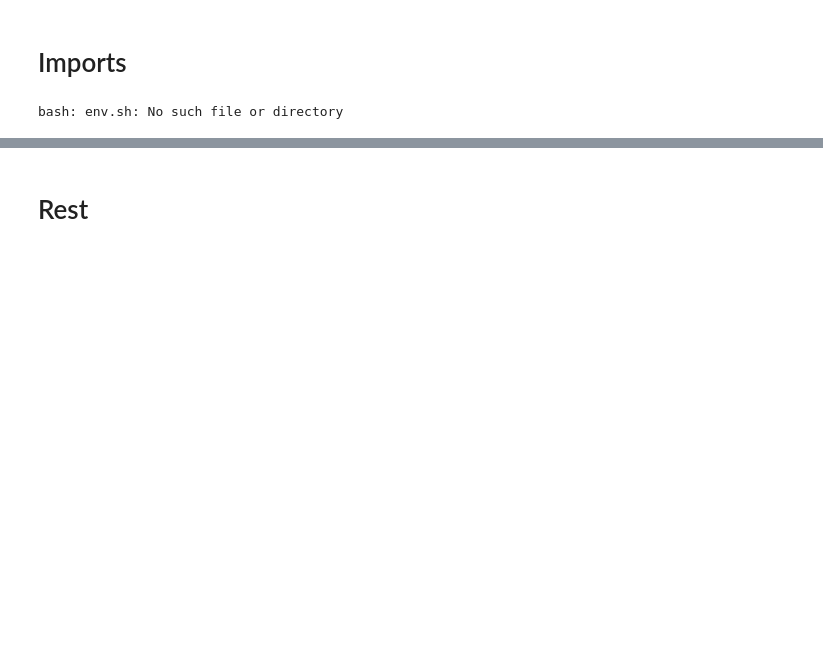
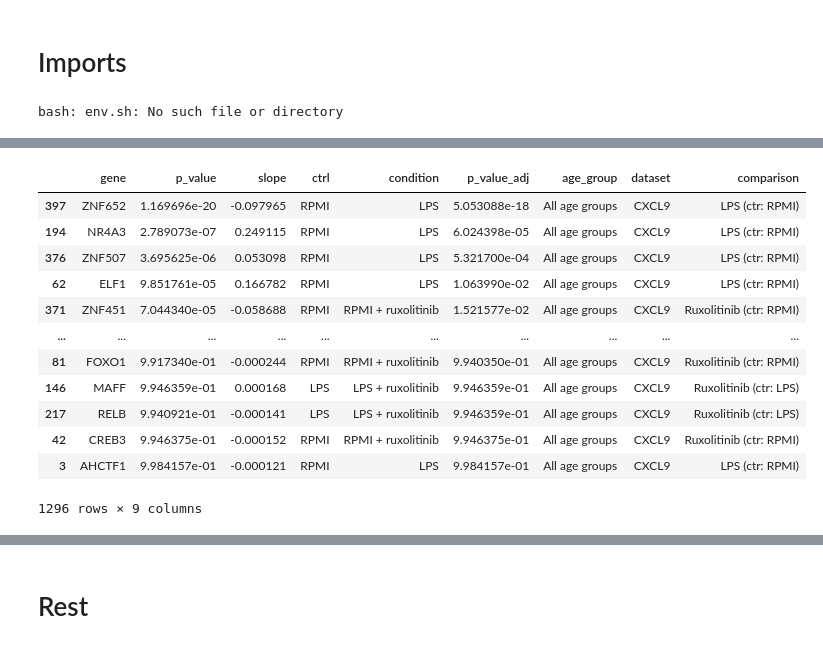
Before and after one commit to janursa/HIRA, a Jupyter notebook: notebooks/trajectory_analysis.ipynb, the cells around one changed output, grey strips where cells are left out. Cells and saved outputs as stored; diff of their text form; code cells hidden in the pictures; blank space fills up the shorter version.

```diff
--- a/notebooks/trajectory_analysis.ipynb
+++ b/notebooks/trajectory_analysis.ipynb
@@ -95,0 +141,22 @@ Age range: 25.0 - 64.0
+# %%
+from hiara import associate_with_condition
+stats_condition = associate_with_condition(
+    corr_adata,
+    config=get_config(dataset)
+)
+# %%
+stats_condition.sort_values('p_value_adj')
+# %% [output]
+|  | gene | p_value | slope | ctrl | condition | p_value_adj | age_group | dataset | comparison |
+| 397 | ZNF652 | 1.169696e-20 | -0.097965 | RPMI | LPS | 5.053088e-18 | All age groups | CXCL9 | LPS (ctr: RPMI) |
+| 194 | NR4A3 | 2.789073e-07 | 0.249115 | RPMI | LPS | 6.024398e-05 | All age groups | CXCL9 | LPS (ctr: RPMI) |
+| 376 | ZNF507 | 3.695625e-06 | 0.053098 | RPMI | LPS | 5.321700e-04 | All age groups | CXCL9 | LPS (ctr: RPMI) |
+| 62 | ELF1 | 9.851761e-05 | 0.166782 | RPMI | LPS | 1.063990e-02 | All age groups | CXCL9 | LPS (ctr: RPMI) |
+| 371 | ZNF451 | 7.044340e-05 | -0.058688 | RPMI | RPMI + ruxolitinib | 1.521577e-02 | All age groups | CXCL9 | Ruxolitinib (ctr: RPMI) |
+| ... | ... | ... | ... | ... | ... | ... | ... | ... | ... |
+| 81 | FOXO1 | 9.917340e-01 | -0.000244 | RPMI | RPMI + ruxolitinib | 9.940350e-01 | All age groups | CXCL9 | Ruxolitinib (ctr: RPMI) |
+| 146 | MAFF | 9.946359e-01 | 0.000168 | LPS | LPS + ruxolitinib | 9.946359e-01 | All age groups | CXCL9 | Ruxolitinib (ctr: LPS) |
+| 217 | RELB | 9.940921e-01 | -0.000141 | LPS | LPS + ruxolitinib | 9.946359e-01 | All age groups | CXCL9 | Ruxolitinib (ctr: LPS) |
+| 42 | CREB3 | 9.946375e-01 | -0.000152 | RPMI | RPMI + ruxolitinib | 9.946375e-01 | All age groups | CXCL9 | Ruxolitinib (ctr: RPMI) |
+| 3 | AHCTF1 | 9.984157e-01 | -0.000121 | RPMI | LPS | 9.984157e-01 | All age groups | CXCL9 | LPS (ctr: RPMI) |
+1296 rows × 9 columns
```
Also changed, not shown: parts of 13 cells of this notebook, 10 other files.
